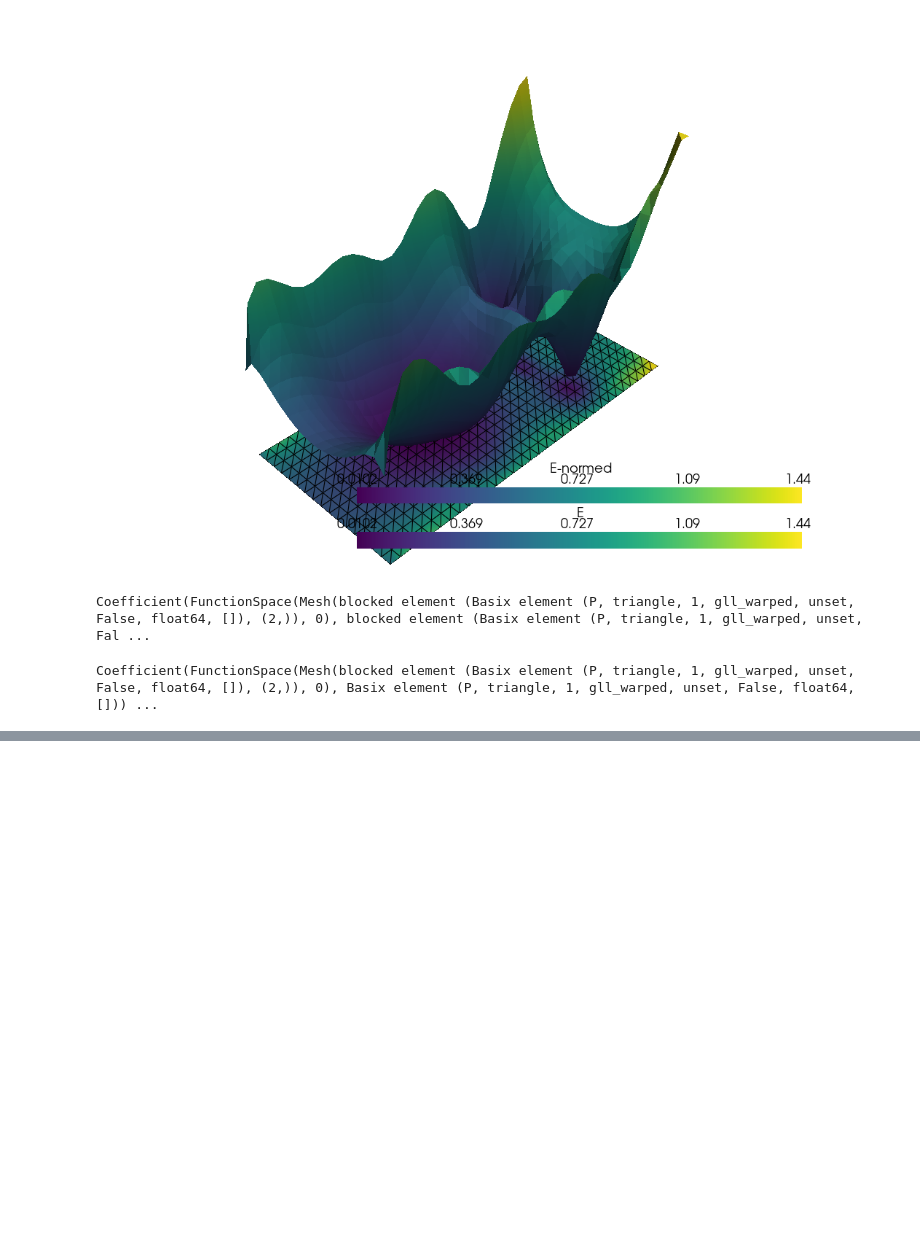
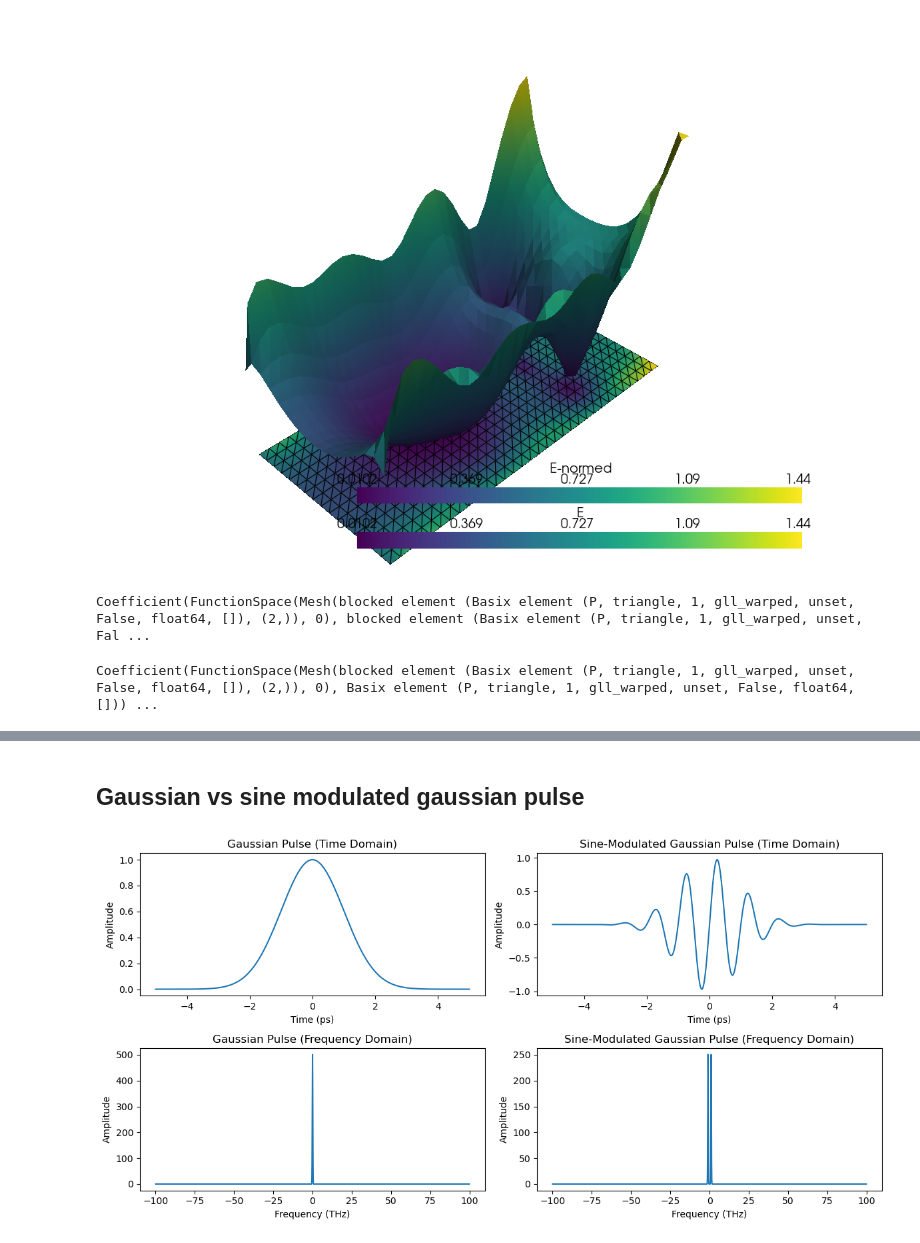
Before and after one commit to yuyouyou032/EFieldSim, a Jupyter notebook: ln_eo_sim.ipynb, the cells around one changed output, grey strips where cells are left out. Cells and saved outputs as stored; diff of their text form; code cells hidden in the pictures; blank space fills up the shorter version.

```diff
--- a/ln_eo_sim.ipynb
+++ b/ln_eo_sim.ipynb
@@ -158,0 +234,58 @@ Coefficient(FunctionSpace(Mesh(blocked element (Basix element (P, triangle, 1, g
+# %% [markdown]
+## Gaussian vs sine modulated gaussian pulse
+# %%
+import numpy as np
+import matplotlib.pyplot as plt
+from scipy.fft import fft, fftfreq, fftshift
+
+# Time array
+t = np.linspace(-5e-12, 5e-12, 2000)  # from -5 ps to 5 ps
+sigma = 1e-12                        # pulse width (1 ps)
+t0 = 0
+
+# Gaussian pulse (no carrier)
+gaussian = np.exp(-((t - t0)**2) / (2 * sigma**2))
+
+# Sine-modulated Gaussian pulse (with carrier)
+fc = 1e12  # 1 THz
+sine_modulated = gaussian * np.sin(2 * np.pi * fc * t)
+
+# Compute frequency spectrum
+dt = t[1] - t[0]
+freqs = fftshift(fftfreq(len(t), dt))
+gauss_spectrum = fftshift(np.abs(fft(gaussian)))
+sine_spec = fftshift(np.abs(fft(sine_modulated)))
+
+# Plotting
+plt.figure(figsize=(12, 6))
+
+# Time domain
+plt.subplot(2, 2, 1)
+plt.plot(t * 1e12, gaussian)
+plt.title('Gaussian Pulse (Time Domain)')
+plt.xlabel('Time (ps)')
+plt.ylabel('Amplitude')
+
+plt.subplot(2, 2, 2)
+plt.plot(t * 1e12, sine_modulated)
+plt.title('Sine-Modulated Gaussian Pulse (Time Domain)')
+plt.xlabel('Time (ps)')
+plt.ylabel('Amplitude')
+
+# Frequency domain
+plt.subplot(2, 2, 3)
+plt.plot(freqs * 1e-12, gauss_spectrum)
+plt.title('Gaussian Pulse (Frequency Domain)')
+plt.xlabel('Frequency (THz)')
+plt.ylabel('Amplitude')
+
+plt.subplot(2, 2, 4)
+plt.plot(freqs * 1e-12, sine_spec)
+plt.title('Sine-Modulated Gaussian Pulse (Frequency Domain)')
+plt.xlabel('Frequency (THz)')
+plt.ylabel('Amplitude')
+
+plt.tight_layout()
+plt.show()
+# %% [output]
+[figure, added]
```
Also changed, not shown: parts of 12 cells of this notebook, 8 other files.
